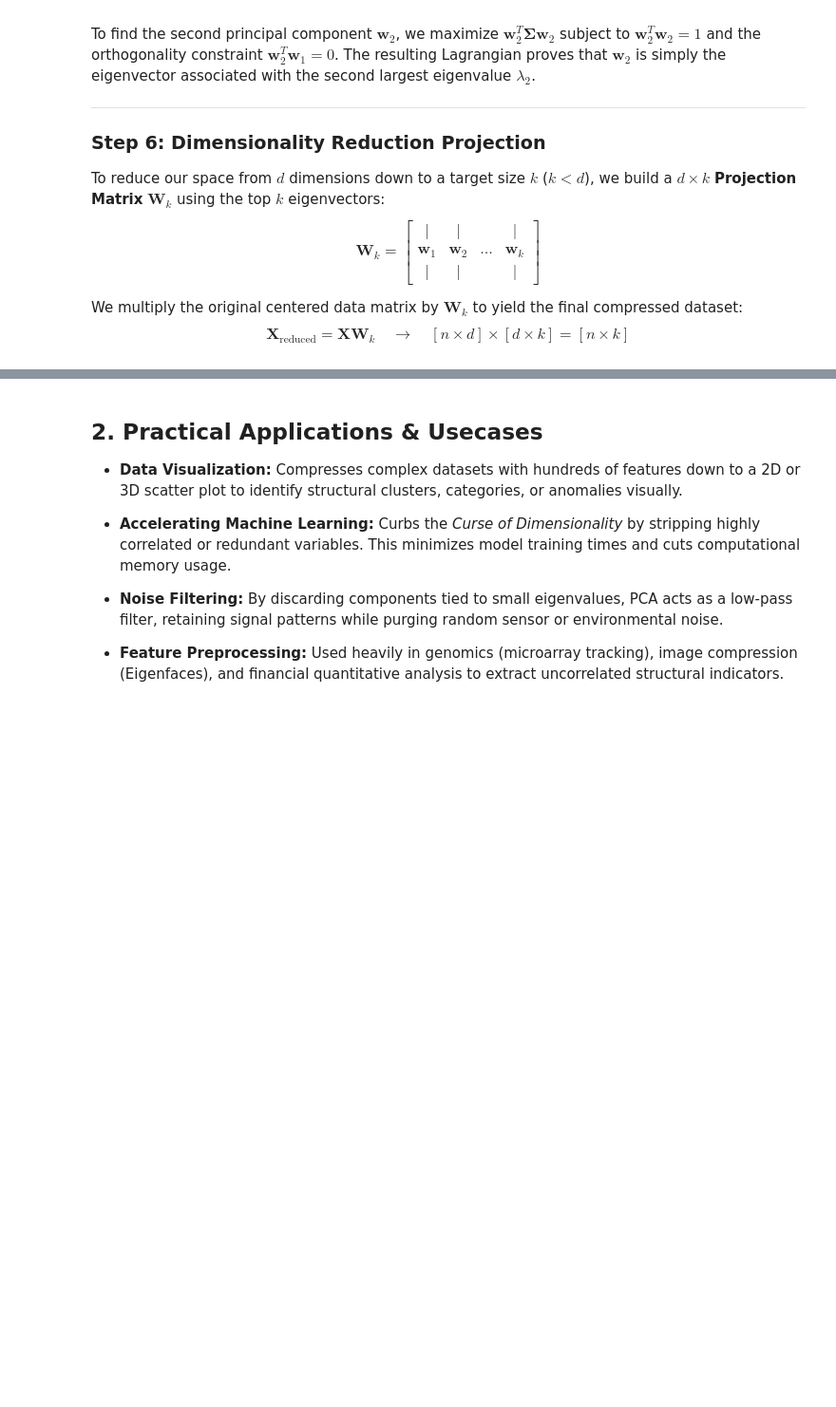
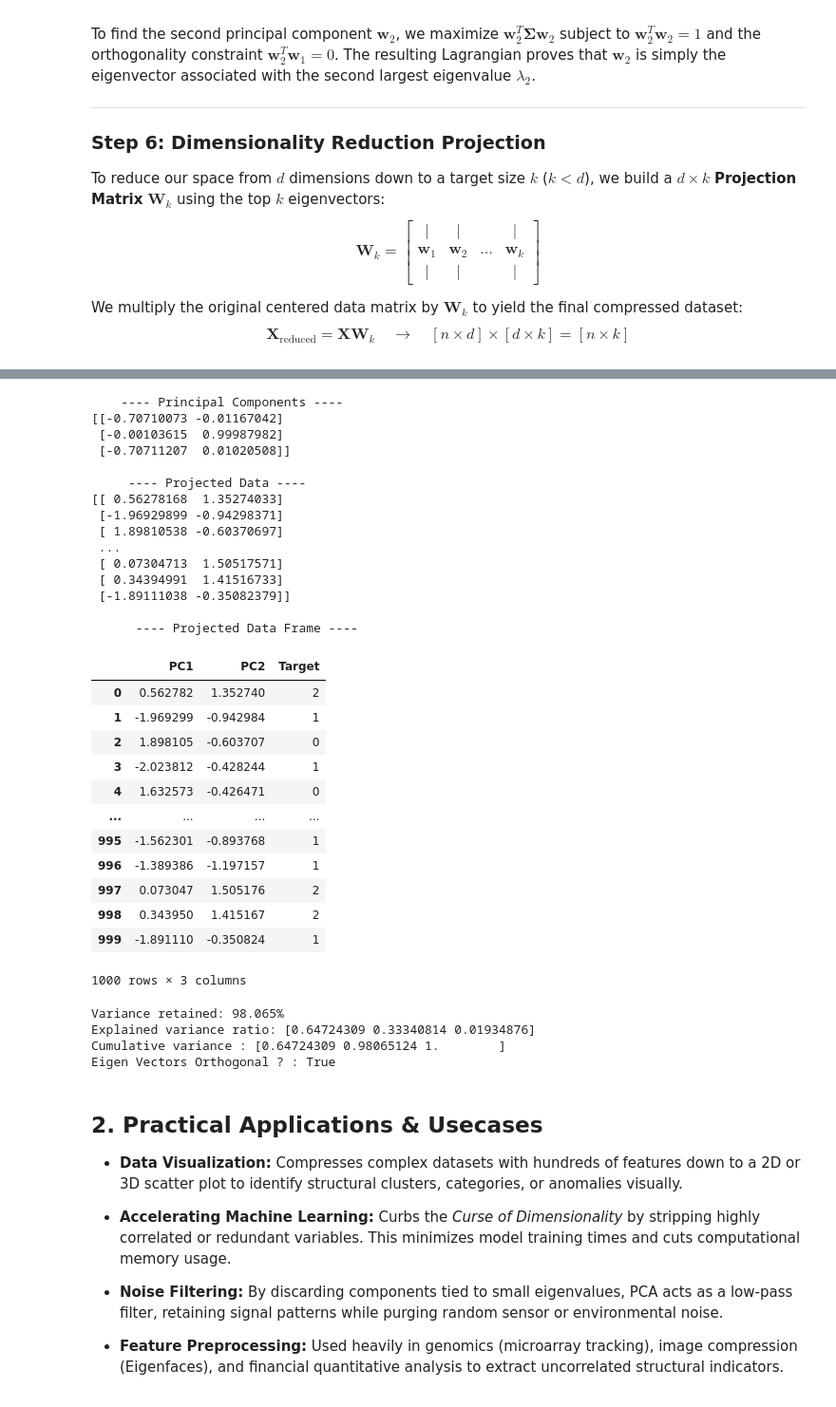
Before and after one commit to Arbaz-byte/Alpha-ML-Pipeline, a Jupyter notebook: notebooks/01_MLPipeline/05_Feature_Extraction/01_PCA_intuition.ipynb, the cells around one changed output, grey strips where cells are left out. Shown at 95% size. Cells and saved outputs as stored; diff of their text form; code cells hidden in the pictures; blank space fills up the shorter version.

```diff
--- a/notebooks/01_MLPipeline/05_Feature_Extraction/01_PCA_intuition.ipynb
+++ b/notebooks/01_MLPipeline/05_Feature_Extraction/01_PCA_intuition.ipynb
@@ -76,0 +120,6 @@ $$\mathbf{X}_{\text{reduced}} = \mathbf{X}\mathbf{W}_k \quad \longrightarrow \qu
+# %%
+# Scaling
+from sklearn.preprocessing import StandardScaler
+scaler = StandardScaler()
+X_scaled = scaler.fit_transform(X)
+X_scaled = pd.DataFrame(X_scaled, columns=X.columns)
@@ -76,0 +160,69 @@ $$\mathbf{X}_{\text{reduced}} = \mathbf{X}\mathbf{W}_k \quad \longrightarrow \qu
+# %%
+# keep 2 eigen vectors with largest eigen values
+w = eigen_vectors[:,0:2]
+print("    ---- Principal Components ----     ")
+print(w,"\n")
+
+
+# project the scaled data from 3D to 2D
+X_pca = X_scaled.to_numpy() @ w
+print("     ---- Projected Data ----     ")
+print(X_pca,"\n")
+
+# projected Data Frame
+pca_df = pd.DataFrame(X_pca, columns=['PC1', 'PC2'])
+pca_df["Target"] = y
+print("      ---- Projected Data Frame ----     ")
+pca_df
+# %% [output]
+    ---- Principal Components ----
+[[-0.70710073 -0.01167042]
+ [-0.00103615  0.99987982]
+ [-0.70711207  0.01020508]]
+
+     ---- Projected Data ----
+[[ 0.56278168  1.35274033]
+ [-1.96929899 -0.94298371]
+ [ 1.89810538 -0.60370697]
+ ...
+ [ 0.07304713  1.50517571]
+ [ 0.34394991  1.41516733]
+ [-1.89111038 -0.35082379]]
+
+      ---- Projected Data Frame ----
+|  | PC1 | PC2 | Target |
+| 0 | 0.562782 | 1.352740 | 2 |
+| 1 | -1.969299 | -0.942984 | 1 |
+| 2 | 1.898105 | -0.603707 | 0 |
+| 3 | -2.023812 | -0.428244 | 1 |
+| 4 | 1.632573 | -0.426471 | 0 |
+| ... | ... | ... | ... |
+| 995 | -1.562301 | -0.893768 | 1 |
+| 996 | -1.389386 | -1.197157 | 1 |
+| 997 | 0.073047 | 1.505176 | 2 |
+| 998 | 0.343950 | 1.415167 | 2 |
+| 999 | -1.891110 | -0.350824 | 1 |
+1000 rows × 3 columns
+# %%
+# variance Explained
+variance_retained = (np.sum(eigen_values[:2]) / np.sum(eigen_values))*100
+
+# variance Ratio
+variance_ratio = eigen_values / eigen_values.sum()
+
+# Cumulative Variance
+cumulative_variance = np.cumsum(variance_ratio)
+
+# Eigenvectors orthonormal ?
+# W.T @ W
+ortho = eigen_vectors.T @ eigen_vectors
+
+print(f"Variance retained: {variance_retained:.3f}%")
+print(f"Explained variance ratio: {variance_ratio}")
+print(f"Cumulative variance : {cumulative_variance}")
+print(f"Eigen Vectors Orthogonal ? : {np.allclose(ortho, np.eye(3))}")
+# %% [output]
+Variance retained: 98.065%
+Explained variance ratio: [0.64724309 0.33340814 0.01934876]
+Cumulative variance : [0.64724309 0.98065124 1.        ]
+Eigen Vectors Orthogonal ? : True
```
Also changed, not shown: parts of 5 cells of this notebook.
